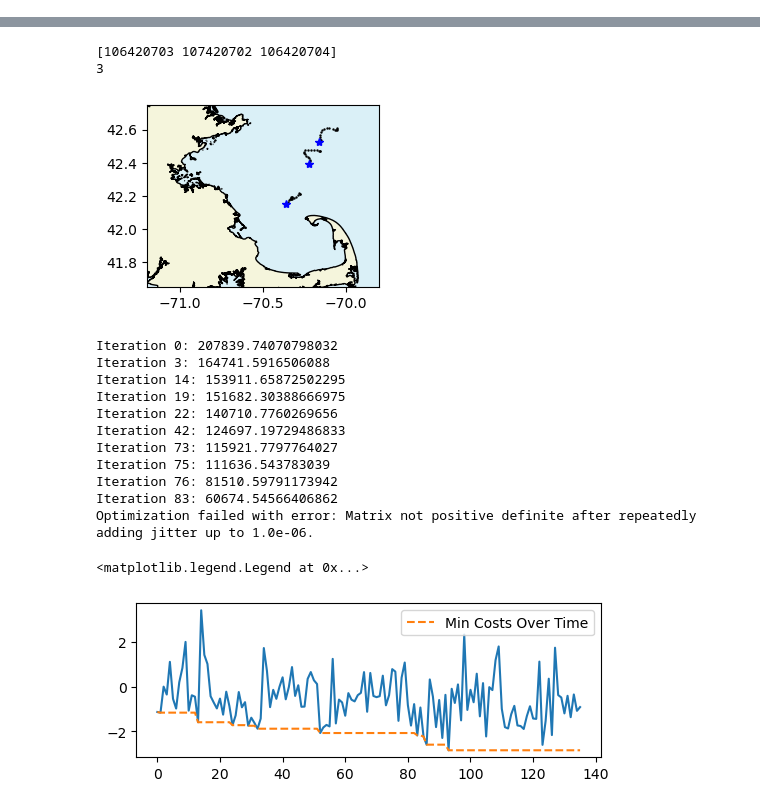
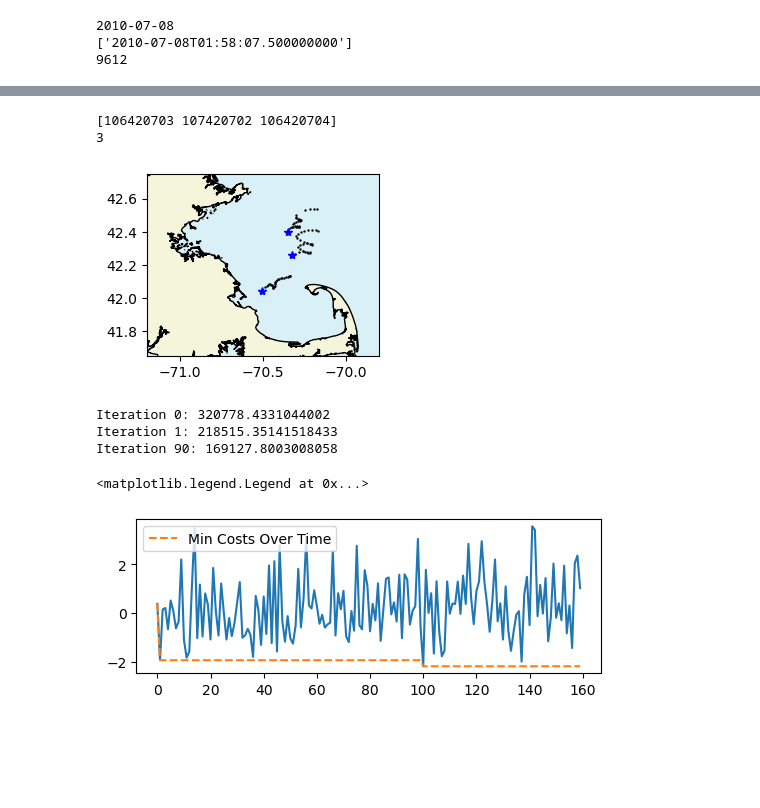
Before and after one commit to biancach/LDA_BO, a Jupyter notebook: examples/fvcom/bo/real_trajectory_optimization.ipynb, the cells around one changed output, grey strips where cells are left out. Saved outputs shown, nothing was run; the diff lists cells and outputs as text; code cells hidden in the pictures; blank space fills up the shorter version.

```diff
--- a/examples/fvcom/bo/real_trajectory_optimization.ipynb
+++ b/examples/fvcom/bo/real_trajectory_optimization.ipynb
@@ -40,6 +40,28 @@ xmin = -71.25+0.05
 xmax = -69.75-0.05
 ymin = 41.6+0.05
 ymax = 42.8-0.05
+# %%
+t = np.load(f'{project_root}/data/{project}/t.npy')
+reference_date = pd.Timestamp("2005-01-01")
+datetimes = [reference_date + pd.to_timedelta(days - 732313.0, unit='D') for days in t]
+datetimes_np = np.array(datetimes, dtype='datetime64[ns]')
+
+
+# Find tstep where datetimes_np is July 9th, 2011
+start_time = pd.Timestamp('2010-07-08T00:00:00Z')
+start_time_np = np.datetime64(start_time)
+tstep = np.argmin(np.abs(datetimes_np - start_time_np))
+
+
+date_print = start_time.strftime('%Y-%m-%d')
+date_save = start_time.strftime('%Y-%m-%d-%H')+'h'
+print(date_print)
+print(datetimes_np[tstep])
+print(tstep)
+# %% [output]
+2010-07-08
+['2010-07-08T01:58:07.500000000']
+9612
 # %%
 drifters_xlsx = pd.read_excel(f'{project_root}/data/student_drifter_program/SDP-2008-2017.xlsx', header=None)
 # %%
@@ -52,7 +74,7 @@ drifters = drifters[drifters['ID'] != 106410706]
 
 drifters = drifters.drop_duplicates()
 
-drifters = drifters[drifters['Year'] == 2010]
+drifters = drifters[(drifters['Year'] == 2010) | (drifters['Year'] == 2005)]
 
 drifters = drifters[(drifters['Longitude'] >= xmin) & (drifters['Longitude'] <= xmax) &
                     (drifters['Latitude'] >= ymin) & (drifters['Latitude'] <= ymax)]
@@ -77,13 +99,12 @@ drifters.head()
 | 78564 | 1064107010 | 41.9285 | -70.4736 | Kara | 2010-06-25T16:52:00Z | 10.0 | 16.0 | 2010-06-25 16:52:00+00:00 | 2010 |
 | 78566 | 1064107010 | 41.9224 | -70.4733 | Kara | 2010-06-25T17:47:00Z | 10.0 | 16.0 | 2010-06-25 17:47:00+00:00 | 2010 |
 # %%
-ndays = 0.75
-start_time = pd.Timestamp('2010-07-09T16:00:00Z')
+ndays = 4/3
 end_time = start_time + pd.Timedelta(days=ndays)
 subset = drifters[(drifters['date'] >= start_time) & (drifters['date'] <= end_time)].copy().sort_values('date').reset_index(drop=True)
 
 # Only keep drifters that have traveled at least min_distance_km (e.g., 5 km)
-min_distance_km = 3
+min_distance_km = 10
 
 def traj_distance_km(traj):
     # traj: Nx2 array of [lon, lat]
@@ -97,34 +118,34 @@ print(subset['ID'].unique())
 
 
 trajectories = {}
 trajectories_m = {}
 dts = []
 
 for idx, drifter_id in enumerate(subset['ID'].unique()):
     drifter_data = subset[subset['ID'] == drifter_id].sort_values('date').reset_index(drop=True)
     traj = drifter_data[['Longitude', 'Latitude']].to_numpy()
     # time differences in seconds
     dt = drifter_data['date'].diff().dt.total_seconds().iloc[1:].fillna(0).tolist()
     traj_m = np.array(sp_proj('forward', traj[:,0], traj[:,1], 'm')).T
 
     trajectories[idx] = traj
     trajectories_m[idx] = traj_m
     dts.append(dt)
 
 num_traj = len(trajectories)
 print(len(dts))
 
 fig, ax = plt.subplots(figsize=(3,3))
 ax.set_facecolor(np.array([218, 240, 247])/255)
 plot_trajectories_lines(trajectories)
 plt.xlim([xmin, xmax])
 plt.ylim([ymin, ymax])
 mass.plot(ax=ax, color='beige', edgecolor='black')
 ax.set_aspect('equal')
 # %% [output]
 [106420703 107420702 106420704]
 3
-[figure, old version]
+[figure, new version]
 # %%
 xmin = -71.25+0.05
 xmax = -69.75-0.05
@@ -170,17 +191,9 @@ try:
 except Exception as e:
     print(f"Optimization failed with error: {e}")
 # %% [output]
-Iteration 0: 207839.74070798032
-Iteration 3: 164741.5916506088
-Iteration 14: 153911.65872502295
-Iteration 19: 151682.30388666975
-Iteration 22: 140710.7760269656
-Iteration 42: 124697.19729486833
-Iteration 73: 115921.7797764027
-Iteration 75: 111636.543783039
-Iteration 76: 81510.59791173942
-Iteration 83: 60674.54566406862
-Optimization failed with error: Matrix not positive definite after repeatedly adding jitter up to 1.0e-06.
+Iteration 0: 320778.4331044002
+Iteration 1: 218515.35141518433
+Iteration 90: 169127.8003008058
 # %%
 costs = optimizer.Y
 min_costs_over_time = [np.min(costs[:i+1]) for i in range(len(costs))]
@@ -190,7 +203,7 @@ plt.plot(min_costs_over_time, label='Min Costs Over Time', linestyle='--')
 plt.legend()
 # %% [output]
 <matplotlib.legend.Legend at 0x...>
-[figure, old version]
+[figure, new version]
 # %%
 z_opt, u_opt, v_opt, traj_opt_m = optimizer.get_optimal()
 
```
Also changed, not shown: parts of 6 cells of this notebook, 7 other files.
